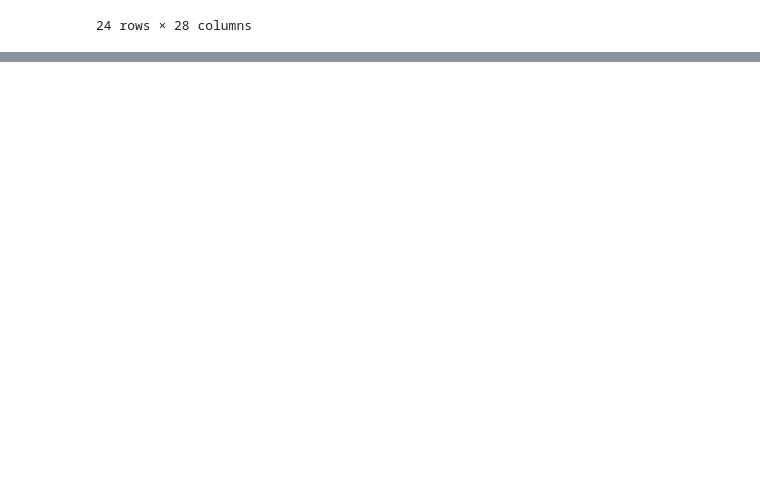
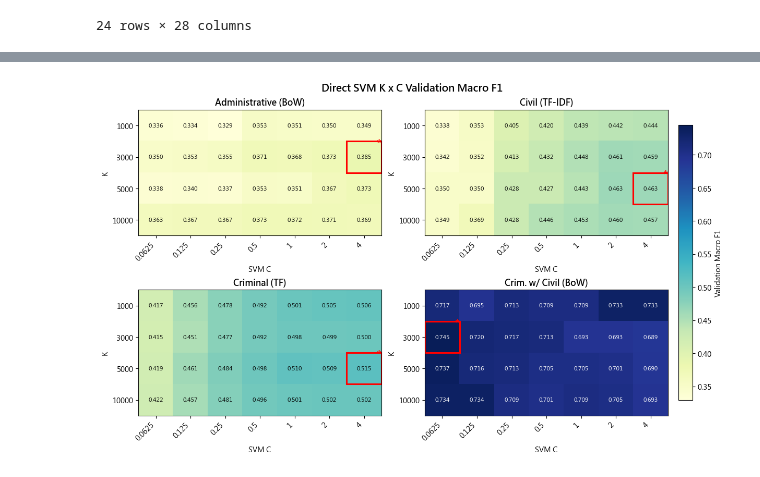
Before and after one commit to Xin95172/Personal-Project, a Jupyter notebook: textual data analysis/notebooks/main.ipynb, the cells around one changed output, grey strips where cells are left out. Saved outputs shown, nothing was run; the diff lists cells and outputs as text; code cells hidden in the pictures; blank space fills up the shorter version.

```diff
--- a/textual data analysis/notebooks/main.ipynb
+++ b/textual data analysis/notebooks/main.ipynb
@@ -559,0 +603,11 @@ if MNIR_SHOW_Z_FEATURE_DEBUG:
+# %%
+from utils.plot_utils import plot_direct_svm_k_c_validation_heatmap
+
+fig, axes, grids = plot_direct_svm_k_c_validation_heatmap(
+    output_path="../resources/figures/fig4_3_direct_svm_k_c_validation_heatmap_no_leakage.png",
+    figsize=(12, 7.2),
+    cmap="YlGnBu",
+    show=True,
+)
+# %% [output]
+[figure, added]
```
Also changed, not shown: parts of 5 cells of this notebook, 9 other files.
